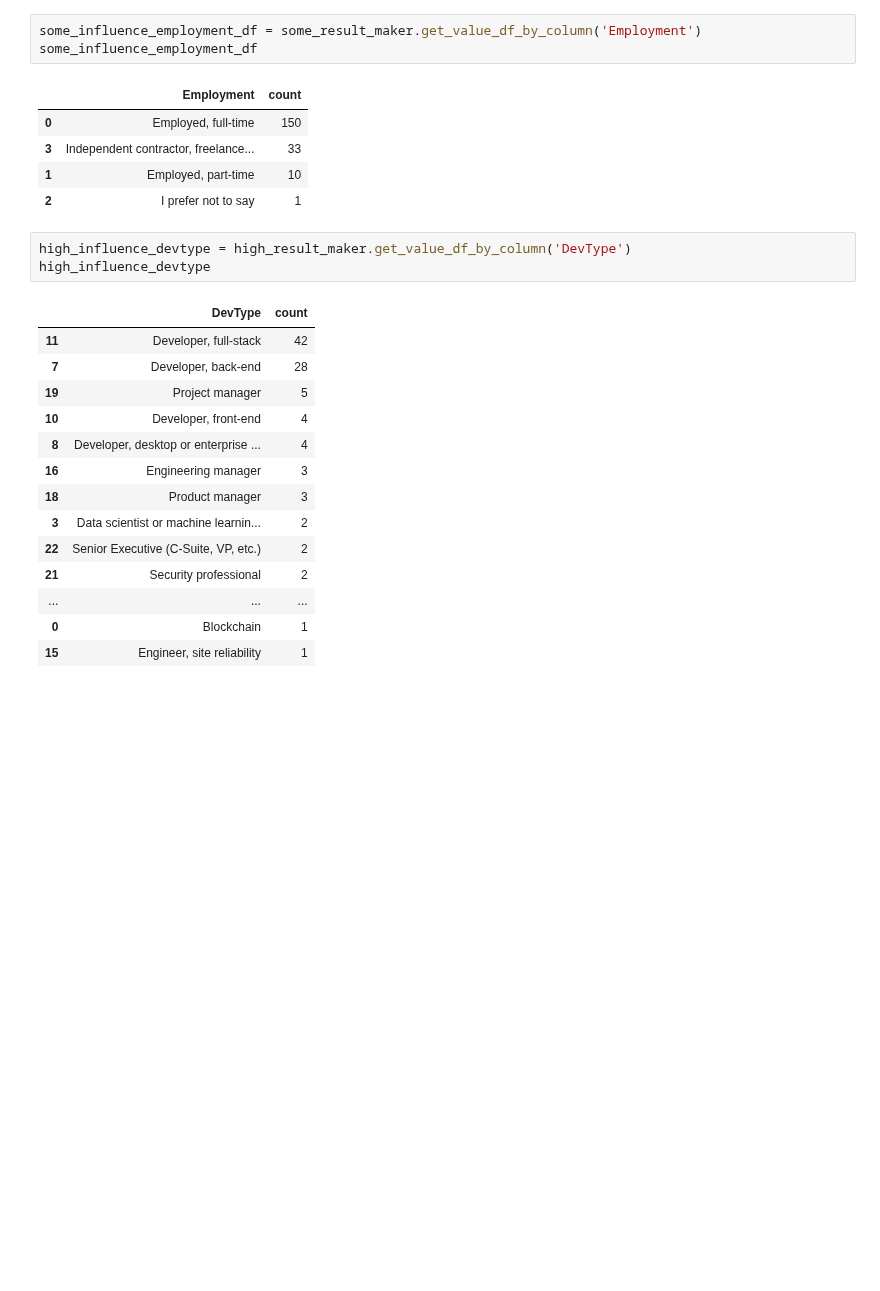
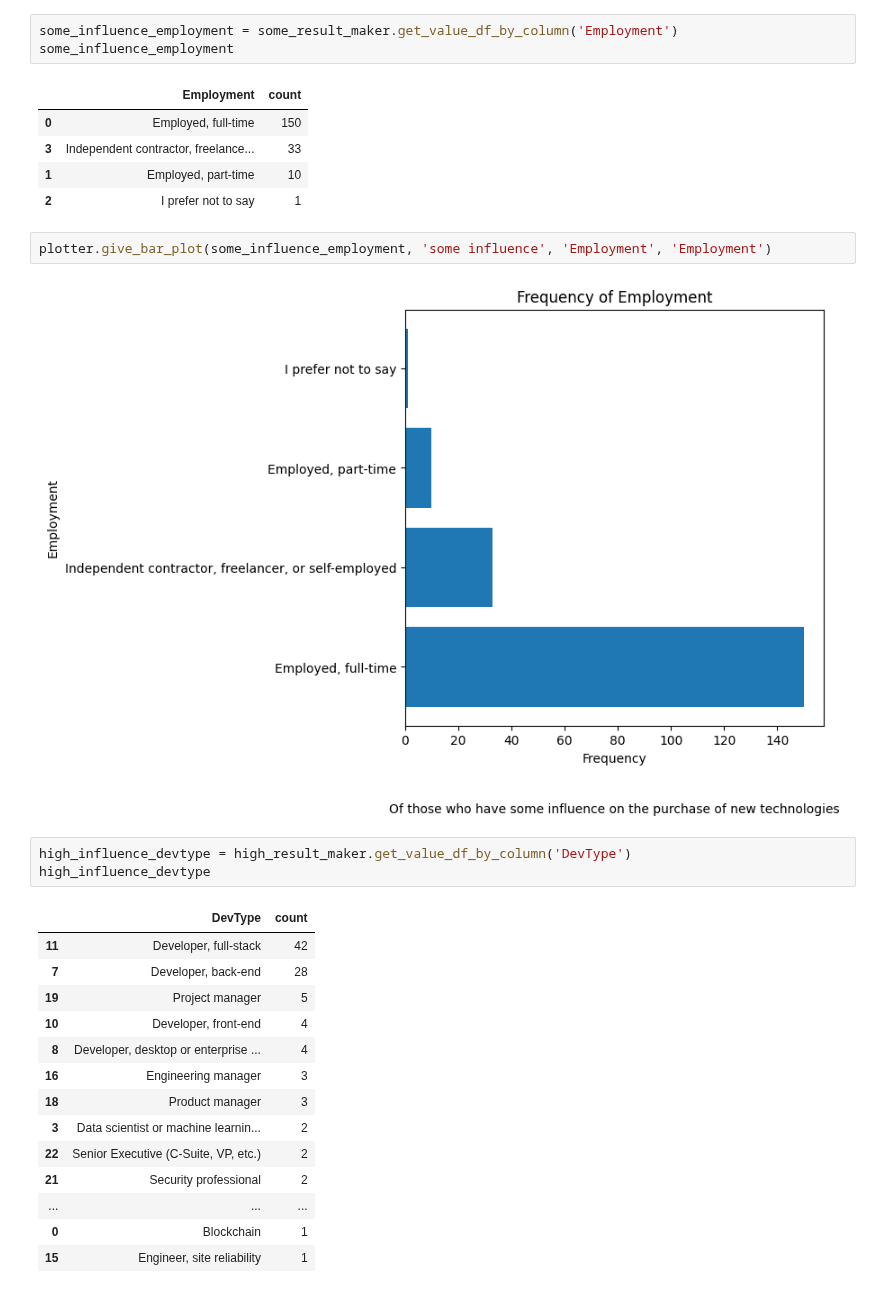
Before and after one commit to abrahim-k/stack_overflow_data, a Jupyter notebook: stack_overflow.ipynb, the cells around one changed output. Saved outputs shown, nothing was run; the diff lists cells and outputs as text; blank space fills up the shorter version.

```diff
--- a/stack_overflow.ipynb
+++ b/stack_overflow.ipynb
@@ -76,12 +83,16 @@ plt.show()
 # %%
-some_influence_employment_df = some_result_maker.get_value_df_by_column('Employment')
-some_influence_employment_df
+some_influence_employment = some_result_maker.get_value_df_by_column('Employment')
+some_influence_employment
 # %% [output]
 |  | Employment | count |
 | 0 | Employed, full-time | 150 |
 | 3 | Independent contractor, freelance... | 33 |
 | 1 | Employed, part-time | 10 |
 | 2 | I prefer not to say | 1 |
+# %%
+plotter.give_bar_plot(some_influence_employment, 'some influence', 'Employment', 'Employment')
+# %% [output]
+[figure, added]
 # %%
 high_influence_devtype = high_result_maker.get_value_df_by_column('DevType')
 high_influence_devtype
```
Also changed, not shown: parts of 8 cells of this notebook.
